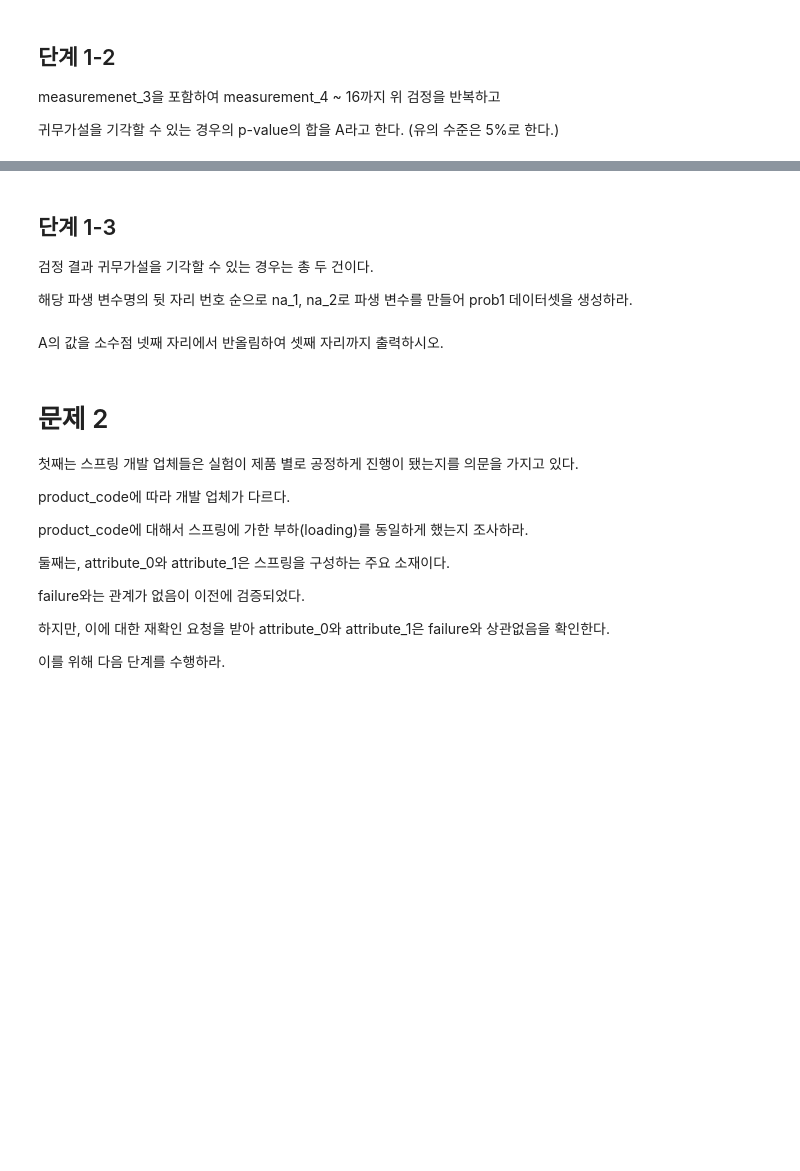
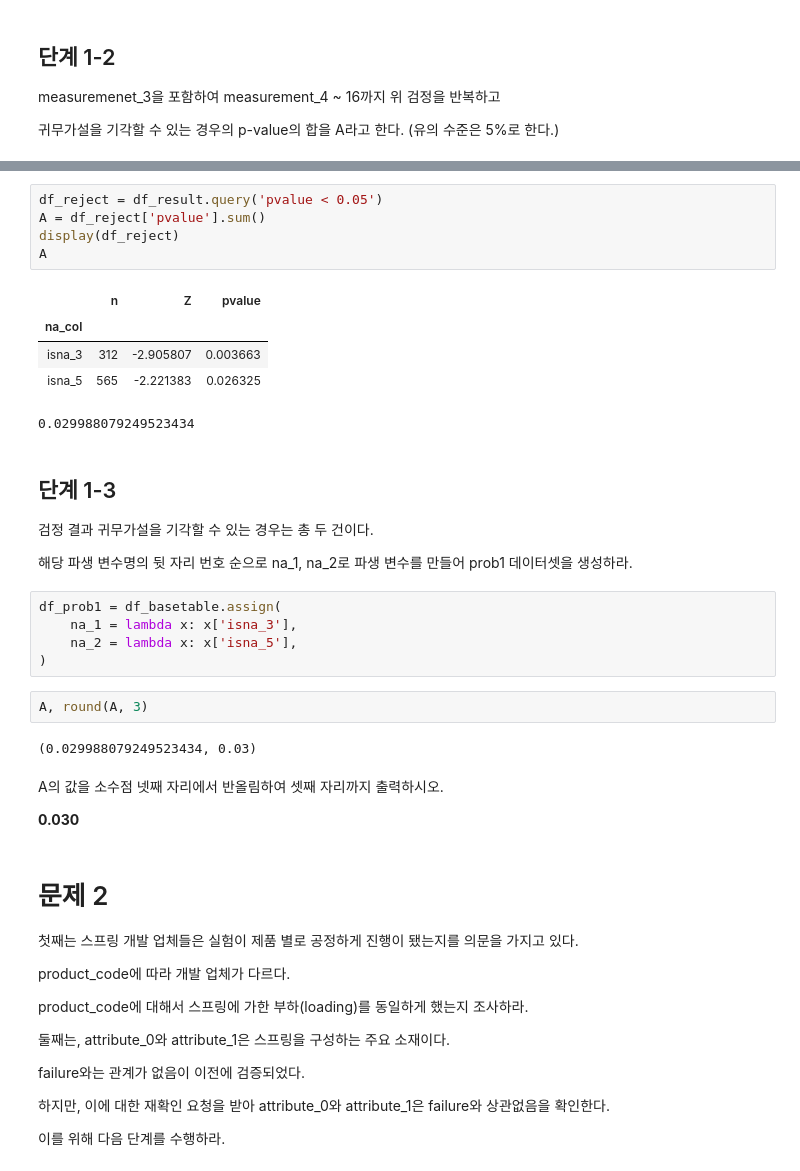
Before and after one commit to sunkusun9/DS_Lv3_2405, a Jupyter notebook: sec_ds_lv3_prob1_prob.ipynb, the cells around one changed output, grey strips where cells are left out. Cells and saved outputs as stored; diff of their text form; blank space fills up the shorter version.

```diff
--- a/sec_ds_lv3_prob1_prob.ipynb
+++ b/sec_ds_lv3_prob1_prob.ipynb
@@ -330,11 +427,33 @@ measuremenet_3을 포함하여 measurement_4 ~ 16까지 위 검정을 반복하
+# %%
+df_reject = df_result.query('pvalue < 0.05')
+A = df_reject['pvalue'].sum()
+display(df_reject)
+A
+# %% [output]
+|  | n | Z | pvalue |
+| na_col |  |  |  |
+| isna_3 | 312 | -2.905807 | 0.003663 |
+| isna_5 | 565 | -2.221383 | 0.026325 |
+0.029988079249523434
 # %% [markdown]
 ## 단계 1-3
 
 검정 결과 귀무가설을 기각할 수 있는 경우는 총 두 건이다.
 
 해당 파생 변수명의 뒷 자리 번호 순으로 na_1, na_2로 파생 변수를 만들어 prob1 데이터셋을 생성하라.
+# %%
+df_prob1 = df_basetable.assign(
+    na_1 = lambda x: x['isna_3'],
+    na_2 = lambda x: x['isna_5'],
+)
+# %%
+A, round(A, 3)
+# %% [output]
+(0.029988079249523434, 0.03)
 # %% [markdown]
 A의 값을 소수점 넷째 자리에서 반올림하여 셋째 자리까지 출력하시오.
+
+**0.030**
 # %% [markdown]
 # 문제 2
 
```
Also changed, not shown: parts of 14 cells of this notebook.
